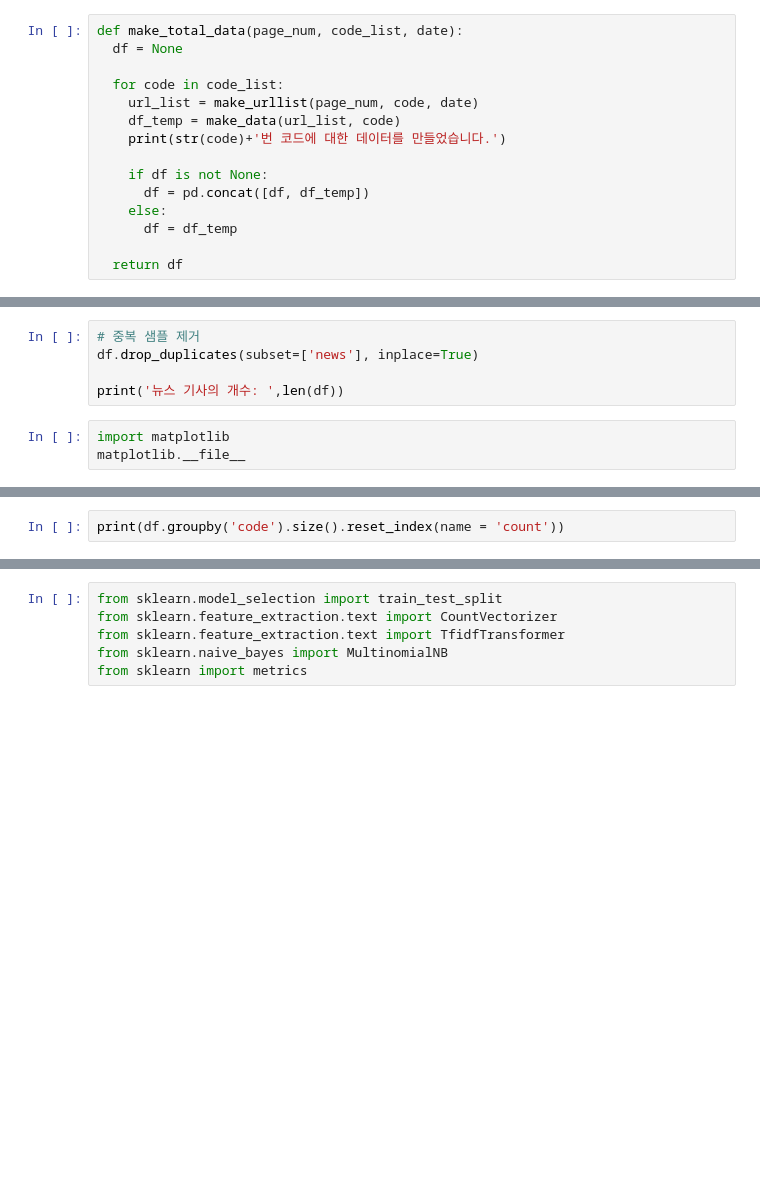
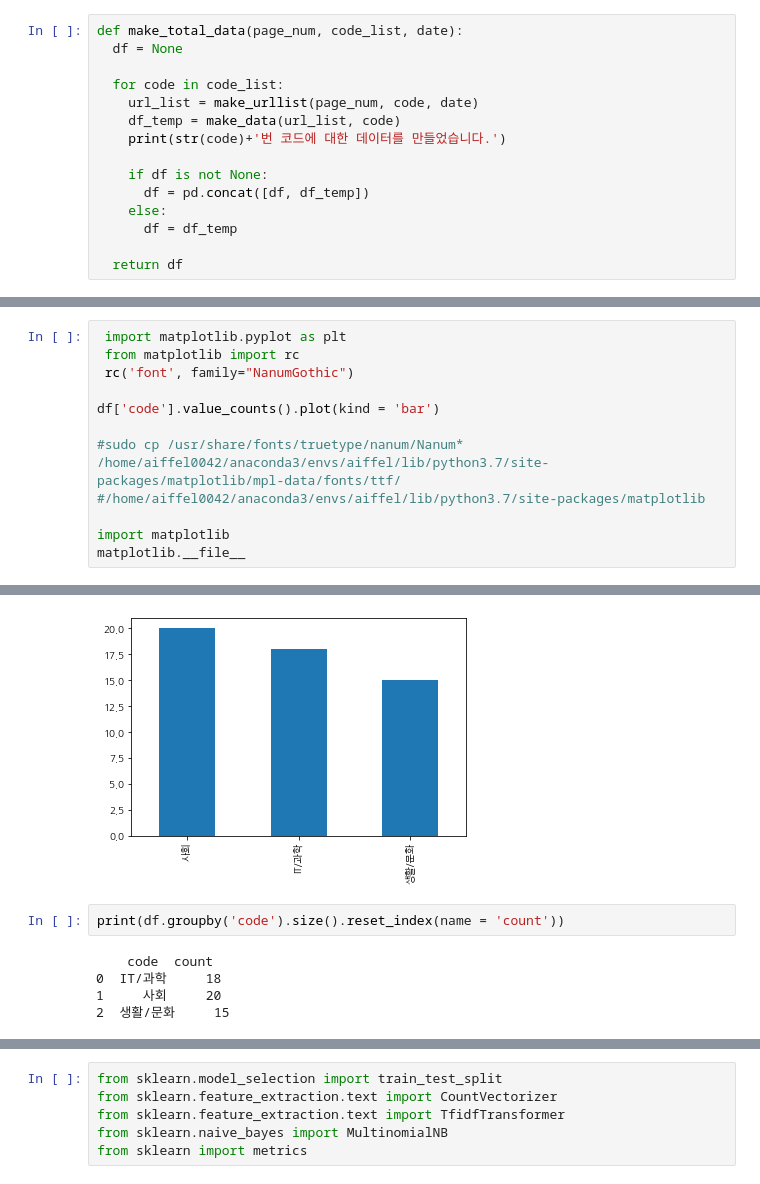
Before and after one commit to comcomet/first-repository, a Jupyter notebook: crawling.ipynb, the cells around one changed output, grey strips where cells are left out. Drawn from its saved outputs; the diff is of its cells as text; blank space fills up the shorter version.

```diff
--- a/crawling.ipynb
+++ b/crawling.ipynb
@@ -107,8 +176,13 @@ print('뉴스 기사의 개수: ',len(df))
-# %%
-# 중복 샘플 제거
-df.drop_duplicates(subset=['news'], inplace=True)
-
-print('뉴스 기사의 개수: ',len(df))
-# %%
-import matplotlib
-matplotlib.__file__
+# %%
+ import matplotlib.pyplot as plt
+ from matplotlib import rc
+ rc('font', family="NanumGothic")
+
+df['code'].value_counts().plot(kind = 'bar')
+
+#sudo cp /usr/share/fonts/truetype/nanum/Nanum* /home/aiffel0042/anaconda3/envs/aiffel/lib/python3.7/site-packages/matplotlib/mpl-data/fonts/ttf/
+#/home/aiffel0042/anaconda3/envs/aiffel/lib/python3.7/site-packages/matplotlib
+
+import matplotlib
+matplotlib.__file__
+# %% [output]
@@ -115,5 +190,11 @@ matplotlib.__file__
+[figure, added]
 # %%
 print(df.groupby('code').size().reset_index(name = 'count'))
+# %% [output]
+    code  count
+0  IT/과학     18
+1     사회     20
+2  생활/문화     15
 # %%
 # Mecab의 .morphs를 사용하면 입력 문자열을 형태소 단위로 나누어줍니다.
 
```
Also changed, not shown: parts of 23 cells of this notebook.
